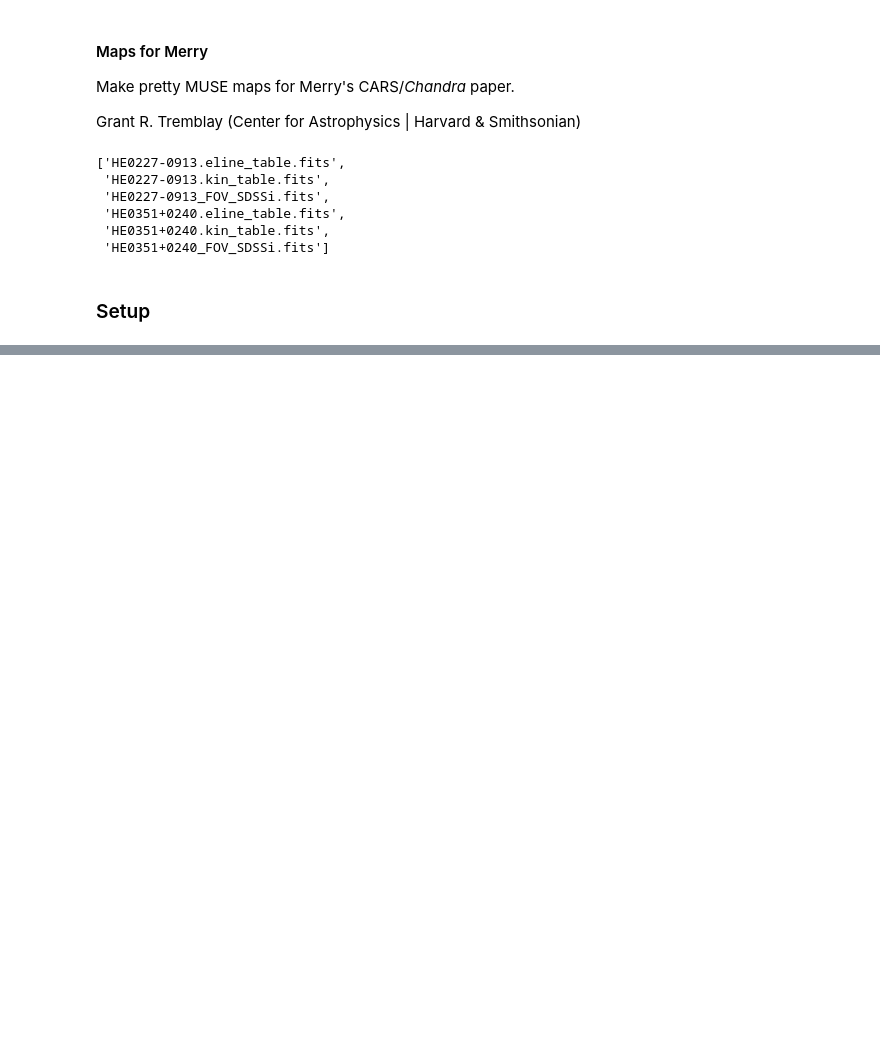
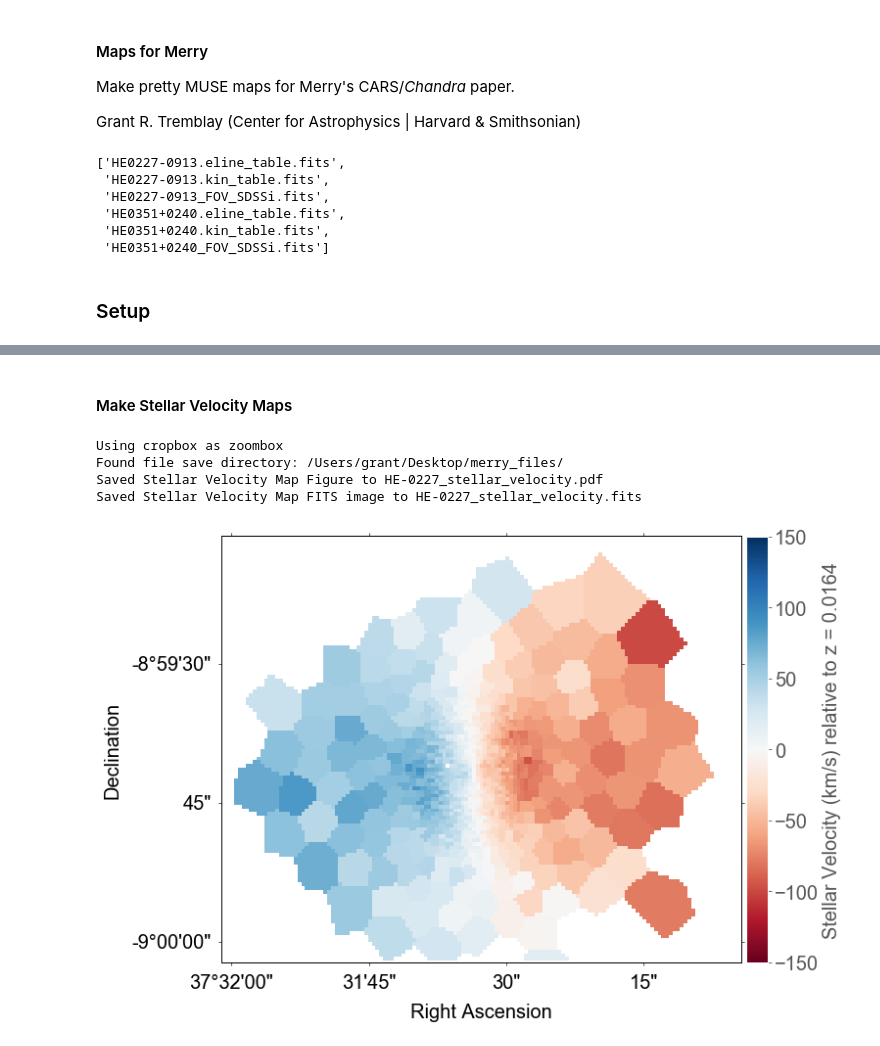
Before and after one commit to granttremblay/Merry_Paper, a Jupyter notebook: MerryMaps.ipynb, the cells around one changed output, grey strips where cells are left out. Saved outputs shown, nothing was run; the diff lists cells and outputs as text; code cells hidden in the pictures; blank space fills up the shorter version.

```diff
--- a/MerryMaps.ipynb
+++ b/MerryMaps.ipynb
@@ -53,3 +52,8 @@ cars_data_directory = 'data/'
+# %%
+user_home_directory = os.path.expanduser("~/")
+
+cars_data_directory = 'data/'
+file_save_directory = user_home_directory + "Desktop/merry_files/"
 # %%
 os.listdir(cars_data_directory)
 # %% [output]
@@ -99,0 +104,5 @@ show_fovimage(he0351_fovimage, "HE 0351", nanthresh=0.003)
+# %% [markdown]
+#### Make Stellar Velocity Maps
+# %%
+he0227_kintable = cars_data_directory + 'HE0227-0913.kin_table.fits'
+he0351_kintable = cars_data_directory + 'HE0351+0240.kin_table.fits'
@@ -99,0 +309,23 @@ show_fovimage(he0351_fovimage, "HE 0351", nanthresh=0.003)
+# %%
+make_stellar_velocity(he0227_kintable,
+                      he0227_fovimage,
+                      he0227_redshift,
+                      name = "HE 0227",
+                      snthresh=500,
+                      velocity_thresh=200, # in km/s
+                      cropbox=(20, 160, 65, 180), # (x1, x2, y1, y2),
+                      zoom=True, # It will zoom on the cropbox
+                      wcs=True,
+                      vmin=-150,
+                      vmax=150,
+                      colorbar_scalefactor=0.039, # I'm too lazy to properly implement colorbar resizing
+                      project_by_median=True,
+                      project_by_redshift=False,
+                      save=True,
+                      file_save_directory=file_save_directory)
+# %% [output]
+Using cropbox as zoombox
+Found file save directory: /Users/grant/Desktop/merry_files/
+Saved Stellar Velocity Map Figure to HE-0227_stellar_velocity.pdf
+Saved Stellar Velocity Map FITS image to HE-0227_stellar_velocity.fits
+[figure, added]
```
Also changed, not shown: parts of 10 cells of this notebook.
